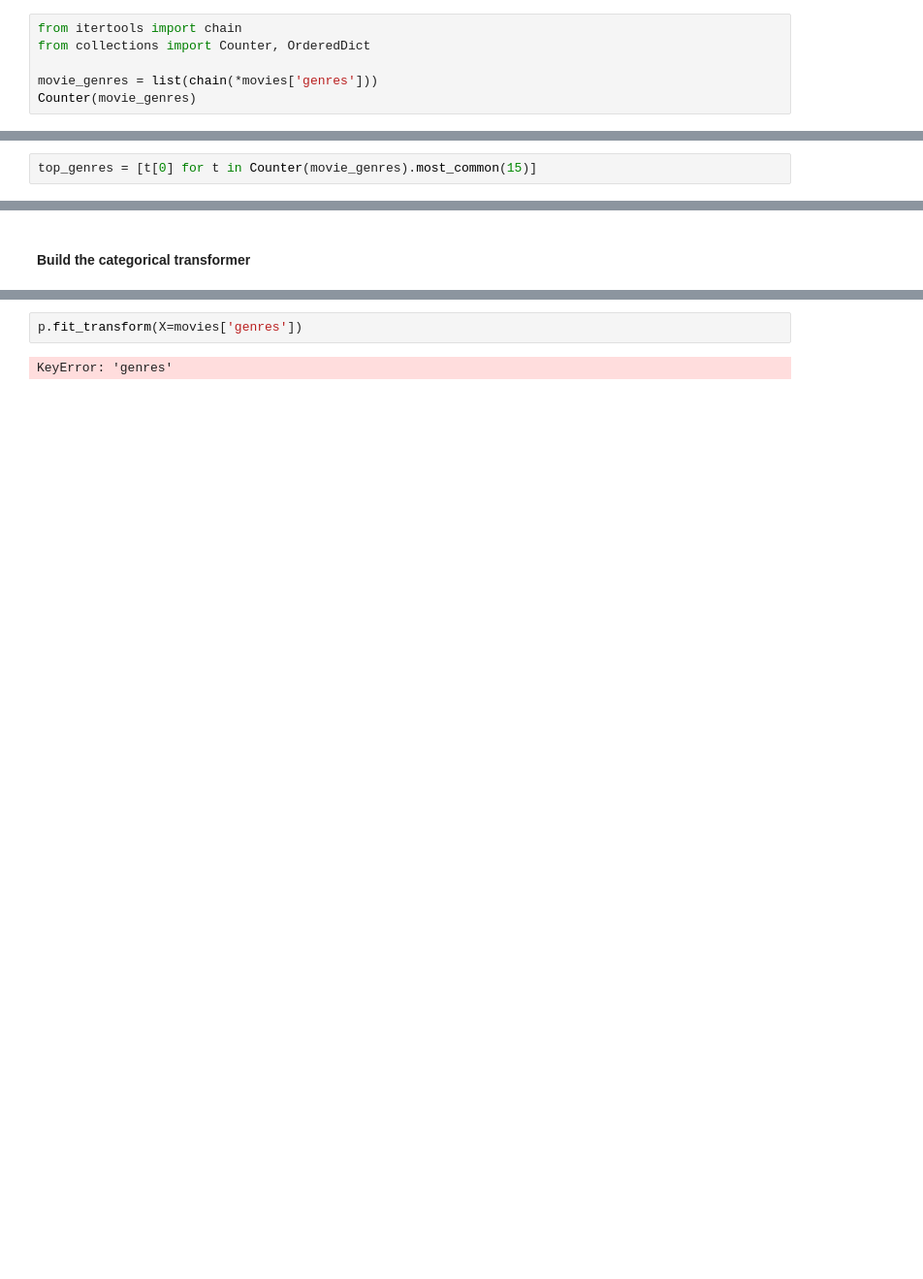
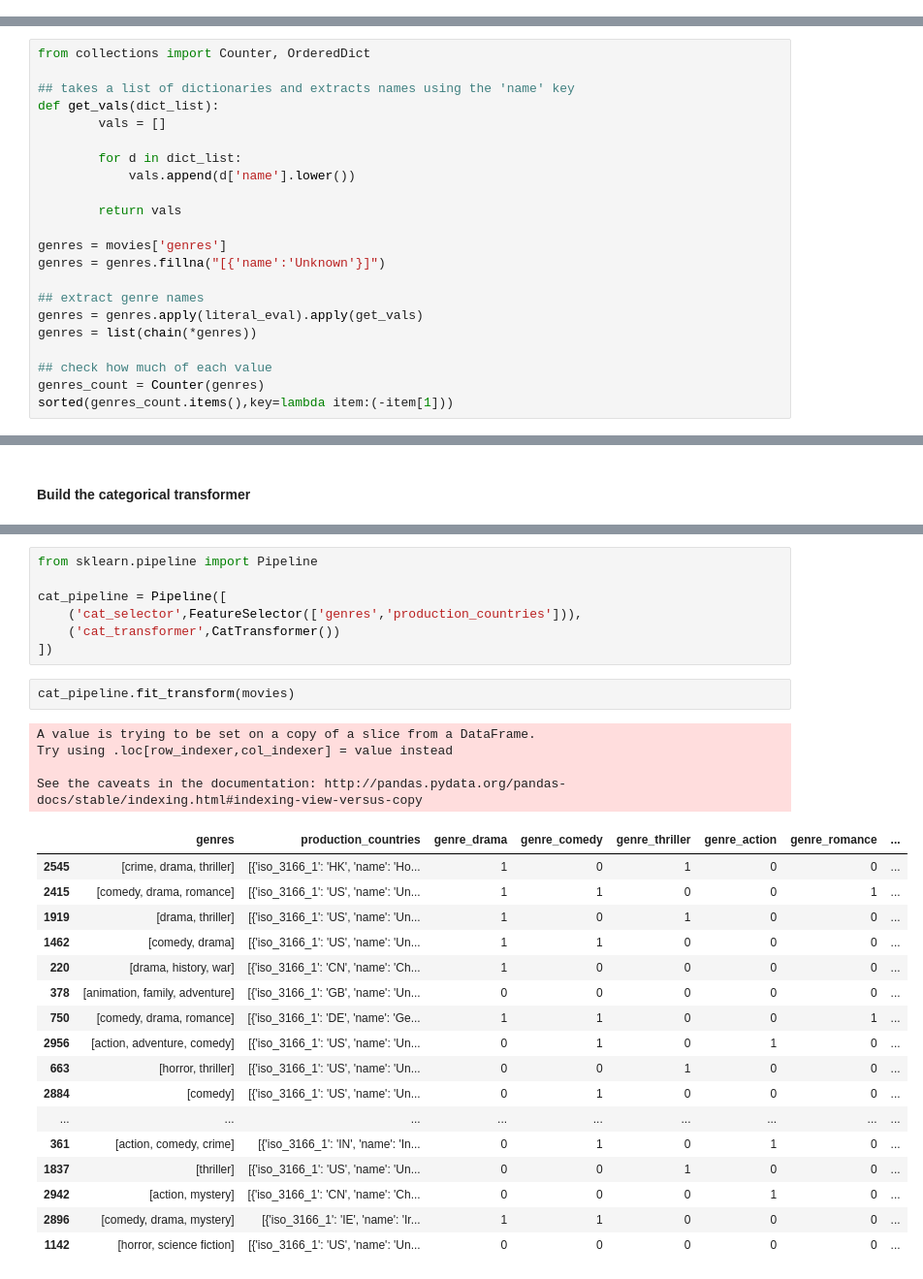
Before and after one commit to collindching/Learning-Exercises, a Jupyter notebook: Box Office Revenue Prediction/Regression Model.ipynb, the cells around one changed output, grey strips where cells are left out. Shown at 97% size. Saved outputs shown, nothing was run; the diff lists cells and outputs as text; blank space fills up the shorter version.

Commit message:
finished genres pipeline

```diff
--- a/Box Office Revenue Prediction/Regression Model.ipynb
+++ b/Box Office Revenue Prediction/Regression Model.ipynb
@@ -430,6 +341,0 @@ Name: genres, Length: 2400, dtype: object
-# %%
-from itertools import chain
-from collections import Counter, OrderedDict
-
-movie_genres = list(chain(*movies['genres']))
-Counter(movie_genres)
@@ -472,2 +341,0 @@ Counter(movie_genres).most_common(15)
-# %%
-top_genres = [t[0] for t in Counter(movie_genres).most_common(15)]
@@ -526,0 +342,22 @@ get_top_genres(get_genres(strat_train['genres']),15)
+# %%
+from collections import Counter, OrderedDict
+
+## takes a list of dictionaries and extracts names using the 'name' key
+def get_vals(dict_list):
+        vals = []
+
+        for d in dict_list:
+            vals.append(d['name'].lower())
+
+        return vals
+
+genres = movies['genres']
+genres = genres.fillna("[{'name':'Unknown'}]")
+
+## extract genre names
+genres = genres.apply(literal_eval).apply(get_vals)
+genres = list(chain(*genres))
+
+## check how much of each value
+genres_count = Counter(genres)
+sorted(genres_count.items(),key=lambda item:(-item[1]))
@@ -600,4 +453,31 @@ p = cat_pipeline()
+# %%
+from sklearn.pipeline import Pipeline
+
+cat_pipeline = Pipeline([
+    ('cat_selector',FeatureSelector(['genres','production_countries'])),
+    ('cat_transformer',CatTransformer())
+])
 # %%
-p.fit_transform(X=movies['genres'])
+cat_pipeline.fit_transform(movies)
 # %% [output]
-KeyError: 'genres'
+A value is trying to be set on a copy of a slice from a DataFrame.
+Try using .loc[row_indexer,col_indexer] = value instead
+
+See the caveats in the documentation: http://pandas.pydata.org/pandas-docs/stable/indexing.html#indexing-view-versus-copy
+|  | genres | production_countries | genre_drama | genre_comedy | genre_thriller | genre_action | genre_romance | ... |
+| 2545 | [crime, drama, thriller] | [{'iso_3166_1': 'HK', 'name': 'Ho... | 1 | 0 | 1 | 0 | 0 | ... |
+| 2415 | [comedy, drama, romance] | [{'iso_3166_1': 'US', 'name': 'Un... | 1 | 1 | 0 | 0 | 1 | ... |
+| 1919 | [drama, thriller] | [{'iso_3166_1': 'US', 'name': 'Un... | 1 | 0 | 1 | 0 | 0 | ... |
+| 1462 | [comedy, drama] | [{'iso_3166_1': 'US', 'name': 'Un... | 1 | 1 | 0 | 0 | 0 | ... |
+| 220 | [drama, history, war] | [{'iso_3166_1': 'CN', 'name': 'Ch... | 1 | 0 | 0 | 0 | 0 | ... |
+| 378 | [animation, family, adventure] | [{'iso_3166_1': 'GB', 'name': 'Un... | 0 | 0 | 0 | 0 | 0 | ... |
+| 750 | [comedy, drama, romance] | [{'iso_3166_1': 'DE', 'name': 'Ge... | 1 | 1 | 0 | 0 | 1 | ... |
+| 2956 | [action, adventure, comedy] | [{'iso_3166_1': 'US', 'name': 'Un... | 0 | 1 | 0 | 1 | 0 | ... |
+| 663 | [horror, thriller] | [{'iso_3166_1': 'US', 'name': 'Un... | 0 | 0 | 1 | 0 | 0 | ... |
+| 2884 | [comedy] | [{'iso_3166_1': 'US', 'name': 'Un... | 0 | 1 | 0 | 0 | 0 | ... |
+| ... | ... | ... | ... | ... | ... | ... | ... | ... |
+| 361 | [action, comedy, crime] | [{'iso_3166_1': 'IN', 'name': 'In... | 0 | 1 | 0 | 1 | 0 | ... |
+| 1837 | [thriller] | [{'iso_3166_1': 'US', 'name': 'Un... | 0 | 0 | 1 | 0 | 0 | ... |
+| 2942 | [action, mystery] | [{'iso_3166_1': 'CN', 'name': 'Ch... | 0 | 0 | 0 | 1 | 0 | ... |
+| 2896 | [comedy, drama, mystery] | [{'iso_3166_1': 'IE', 'name': 'Ir... | 1 | 1 | 0 | 0 | 0 | ... |
+| 1142 | [horror, science fiction] | [{'iso_3166_1': 'US', 'name': 'Un... | 0 | 0 | 0 | 0 | 0 | ... |
```
Also changed, not shown: parts of 54 cells of this notebook.
